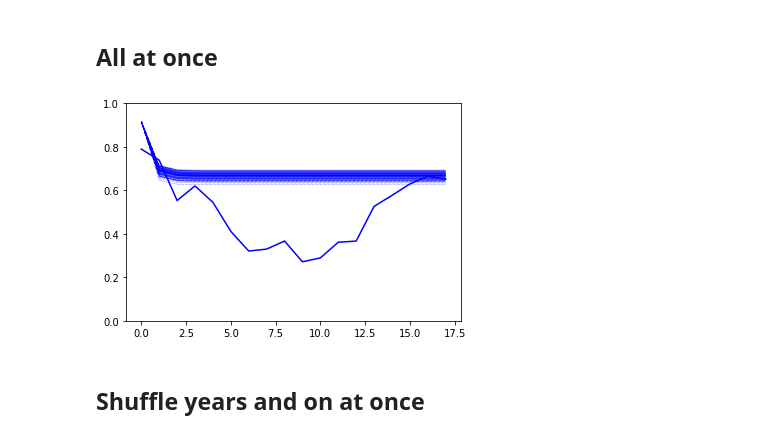
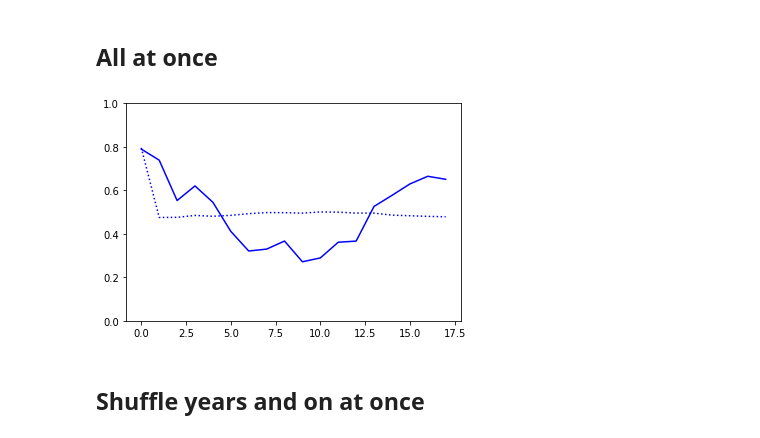
Before and after one commit to MarBry111/Forecast_Election_Poland, a Jupyter notebook: Model_II.ipynb, the cells around one changed output. Cells and saved outputs as stored; diff of their text form; code cells hidden in the pictures.

```diff
--- a/Model_II.ipynb
+++ b/Model_II.ipynb
@@ -110,4 +110,4 @@ na outpucie mnożenie wag razy wartości i na tej podstawie ocena.
 - wpływ sąsiadów (avg over nighbours/ weighted avg)
 - pole zewnętrzne
 # %%
-pool_d = par_in_reg_list if (True) else reg_in_par_list
+pool_d = par_in_reg_list if (False) else reg_in_par_list
@@ -246,9 +225,9 @@ for d in range(X.shape[1]):
     #    Blue/All
     # 2. neighbours
     # 3. one (1)
-    lo = par_in_reg_list[0].iloc[d,:]
+    lo = pool_d[0].iloc[d,:]
     neigh = neighbours[lo.name.lower()]
-    indexs = par_in_reg_list[0].index.values
+    indexs = pool_d[0].index.values
     neigh_ndx.append(np.searchsorted(indexs, np.char.upper(neigh)))
 # %% [markdown]
 #### Model:
@@ -266,7 +245,7 @@ plt.show()
 # %% [output]
 [figure]
 # %%
-def prepare_input(y, pool=pool_data_middle):
+def prepare_input(y, pool=pool_data_middle, year=0):
     tmp_x = np.zeros((y.shape[0],3))
     for d in range(y.shape[0]):
         neigh = neigh_ndx[d]
@@ -274,7 +253,7 @@ def prepare_input(y, pool=pool_data_middle):
         avg_n = [y[n,0]/np.sum(y[neigh,0]) for n in neigh]
         avg_n = sum(avg_n)/len(neigh)
 
-        p = pool['Blue'].values[d]
+        p = pool['Blue'].values[year]
 
         tmp_x[d] = np.array([y[d,0], avg_n, p])
     return(tmp_x)
@@ -285,7 +264,7 @@ def model(a,x,Y,pool=pool_data_middle):
     out = np.zeros(Y.shape)
     out[0] = y
     for year in range(1,X.shape[0]):
-        xi = prepare_input(y,pool)
+        xi = prepare_input(y,pool,year)
         y = model_percent(a,xi)
         loss.append(np.sum((y - Y[year])**2))
         #print(y.shape,'loss:', np.sum((y - Y[year])**2))
@@ -308,34 +287,33 @@ beta = 0.01
 # %% [markdown]
 ## All at once
 # %%
-for i in range(100):
-    a_avg = np.random.rand(X.shape[1],X.shape[2])
-    for epoch in range(10):
-        grad = grad_percent(a_avg,X,Y).reshape(18,16,3)
+a_avg = np.random.rand(X.shape[1],X.shape[2])-0.5
+for epoch in range(100):
+    grad = grad_percent(a_avg,X,Y).reshape(18,16,3)
 
-        #if epoch==0: print('first grad max/min:', np.max(grad),'/',np.min(grad))
-        grad = np.sum(grad, axis=0)
+    #if epoch==0: print('first grad max/min:', np.max(grad),'/',np.min(grad))
+    grad = np.sum(grad, axis=0)
 
-        #if epoch==0: print('first grad max/min:', np.max(grad),'/',np.min(grad))
-        a_avg = a_avg - step*grad
+    #if epoch==0: print('first grad max/min:', np.max(grad),'/',np.min(grad))
+    a_avg = a_avg - step*grad
 
-        #if epoch%50==0:
-        #    if np.sum((model_percent(ap,X) - Y.reshape(-1,1))**2) < loss_p: step *= (1+beta)
-        #    else: step /= (1-beta)
+    #if epoch%50==0:
+    #    if np.sum((model_percent(ap,X) - Y.reshape(-1,1))**2) < loss_p: step *= (1+beta)
+    #    else: step /= (1-beta)
 
-        loss_p = np.sum((model_percent(a_avg,X) - Y.reshape(-1,1))**2)
+    loss_p = np.sum((model_percent(a_avg,X) - Y.reshape(-1,1))**2)
 
-        #if epoch%1==0: print('loss sum:',loss_p)
+    #if epoch%1==0: print('loss sum:',loss_p)
 
-    l, o = model(a_avg,X,Y)
+l, o = model(a_avg,X,Y)
 
-    plt.plot(np.mean(o,1),'b:', linewidth=0.5)
+plt.plot(np.mean(o,1),'b:')
 
 plt.plot(pool_data_middle['Blue'].values[1:],'b')
 plt.ylim(0,1)
 plt.show()
 # %% [output]
-[figure, old version]
+[figure, new version]
 # %% [markdown]
 ## Shuffle years and on at once
 # %%
```
Also changed, not shown: parts of 16 cells of this notebook, 22 other files.
